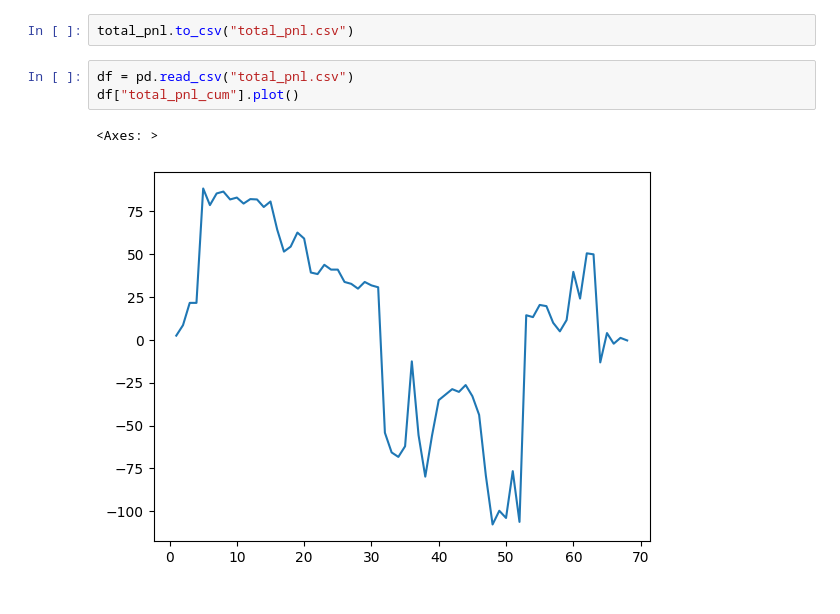
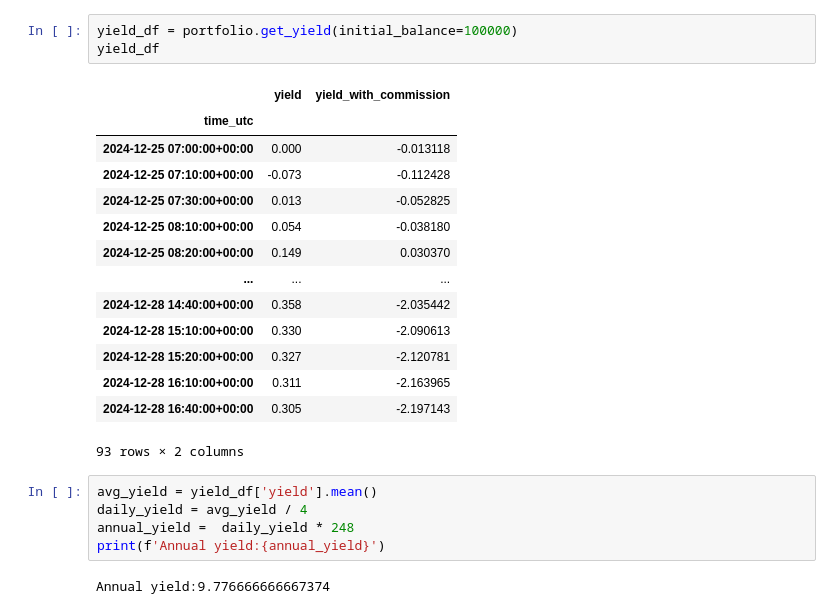
Before and after one commit to afedyanin/vertr-drl-public, a Jupyter notebook: risk-engine/portfolio_performance.ipynb, the cells around one changed output. Cells and saved outputs as stored; diff of their text form.

```diff
--- a/risk-engine/portfolio_performance.ipynb
+++ b/risk-engine/portfolio_performance.ipynb
@@ -37,8 +13,25 @@ total_pnl
-# %%
-total_pnl.to_csv("total_pnl.csv")
-# %%
-df = pd.read_csv("total_pnl.csv")
-df["total_pnl_cum"].plot()
-# %% [output]
-<Axes: >
-[figure, removed]
+# %%
+yield_df = portfolio.get_yield(initial_balance=100000)
+yield_df
+# %% [output]
+|  | yield | yield_with_commission |
+| time_utc |  |  |
+| 2024-12-25 07:00:00+00:00 | 0.000 | -0.013118 |
+| 2024-12-25 07:10:00+00:00 | -0.073 | -0.112428 |
+| 2024-12-25 07:30:00+00:00 | 0.013 | -0.052825 |
+| 2024-12-25 08:10:00+00:00 | 0.054 | -0.038180 |
+| 2024-12-25 08:20:00+00:00 | 0.149 | 0.030370 |
+| ... | ... | ... |
+| 2024-12-28 14:40:00+00:00 | 0.358 | -2.035442 |
+| 2024-12-28 15:10:00+00:00 | 0.330 | -2.090613 |
+| 2024-12-28 15:20:00+00:00 | 0.327 | -2.120781 |
+| 2024-12-28 16:10:00+00:00 | 0.311 | -2.163965 |
+| 2024-12-28 16:40:00+00:00 | 0.305 | -2.197143 |
+93 rows × 2 columns
+# %%
+avg_yield = yield_df['yield'].mean()
+daily_yield = avg_yield / 4
+annual_yield =  daily_yield * 248
+print(f'Annual yield:{annual_yield}')
+# %% [output]
+Annual yield:9.776666666667374
```
Also changed, not shown: parts of 6 cells of this notebook, 23 other files.
